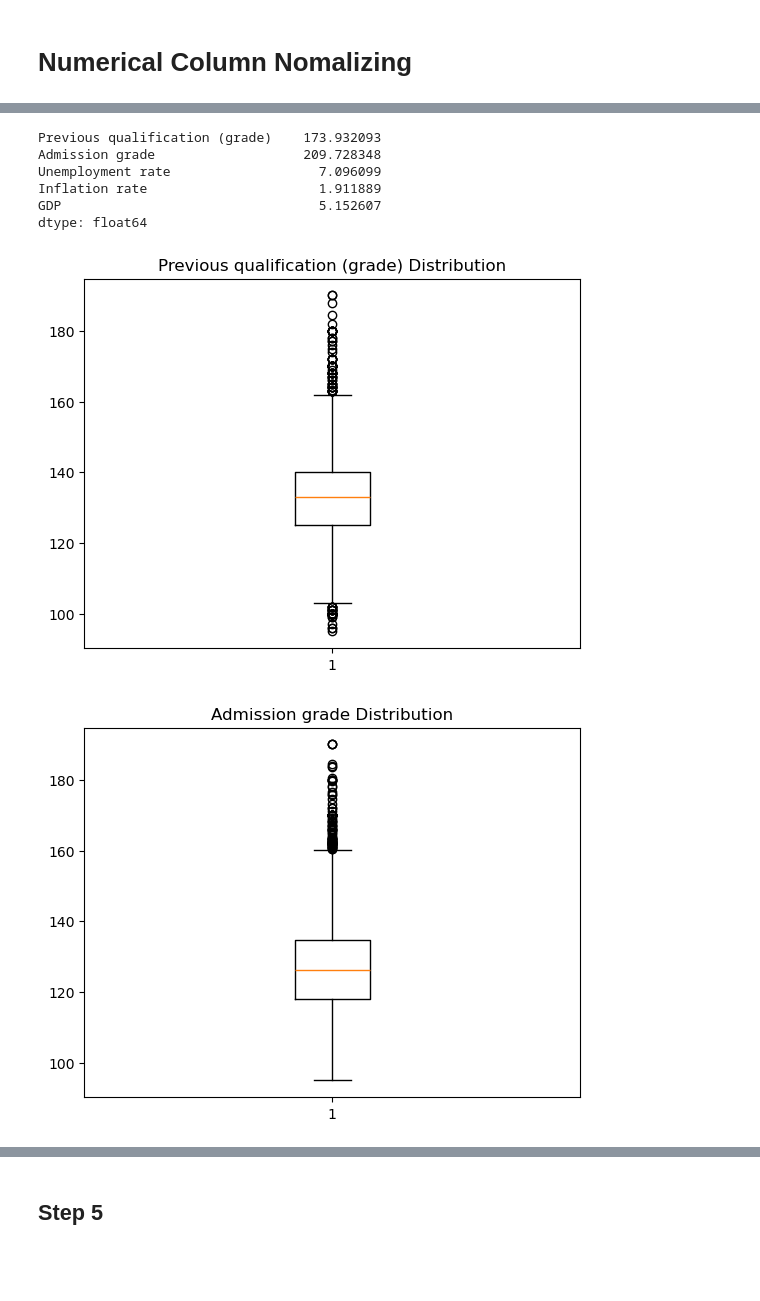
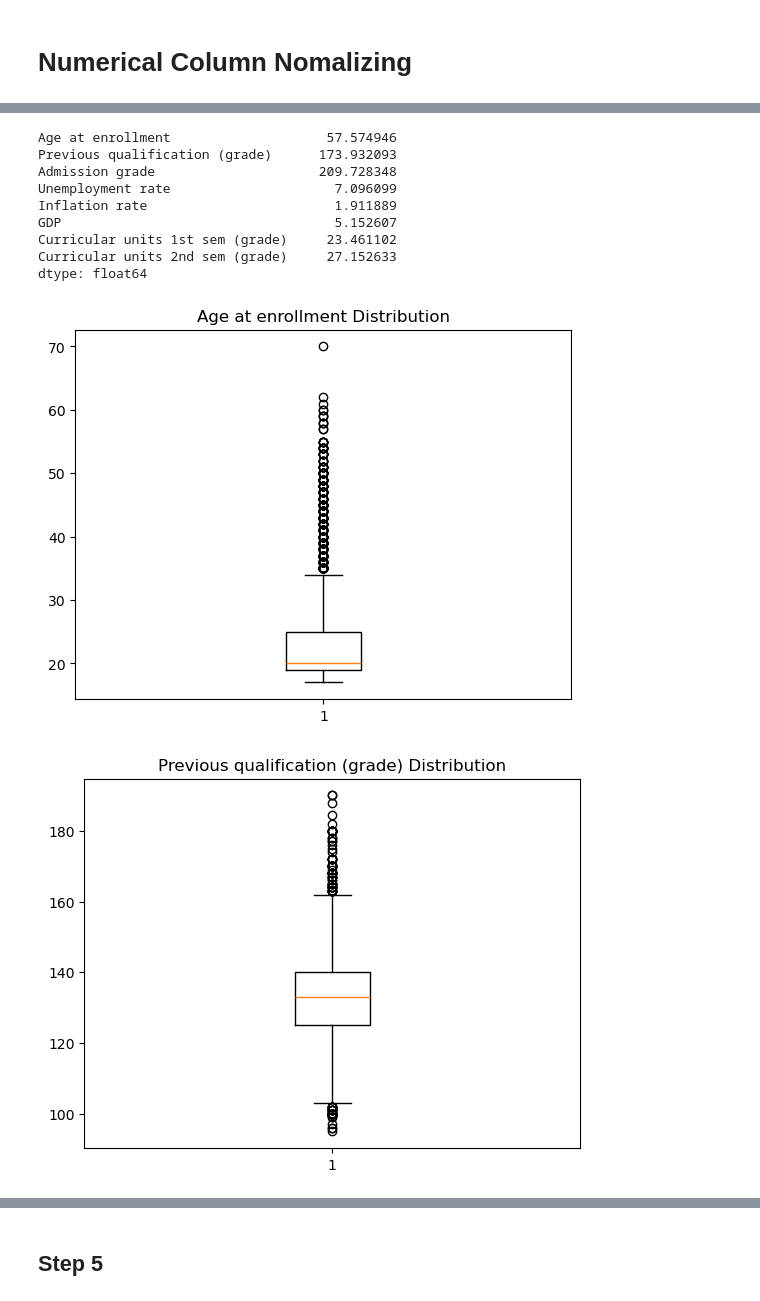
Before and after one commit to ChidiUmeh/3signet-Projects, a Jupyter notebook: week 1 task/dropoutprediction.ipynb, the cells around one changed output, grey strips where cells are left out. Drawn from its saved outputs; the diff is of its cells as text; code cells hidden in the pictures; blank space fills up the shorter version.

```diff
--- a/week 1 task/dropoutprediction.ipynb
+++ b/week 1 task/dropoutprediction.ipynb
@@ -210,6 +204,7 @@ school.select_dtypes(include=['object']).describe()
 # Numerical Column Nomalizing
 # %%
 #Checking the variance of the numeric variables
-numeric_values = school[['Previous qualification (grade)','Admission grade', 'Unemployment rate','Inflation rate','GDP']]
+num = ['Age at enrollment','Previous qualification (grade)','Admission grade', 'Unemployment rate','Inflation rate','GDP','Curricular units 1st sem (grade)','Curricular units 2nd sem (grade)']
+numeric_values = school[num]
 numeric_values.var()
 # %% [output]
@@ -222,18 +220,21 @@ dtype: float64
 # %%
 numeric_values.var()
 # %% [output]
-Previous qualification (grade)    173.932093
-Admission grade                   209.728348
-Unemployment rate                   7.096099
-Inflation rate                      1.911889
-GDP                                 5.152607
+Age at enrollment                    57.574946
+Previous qualification (grade)      173.932093
+Admission grade                     209.728348
+Unemployment rate                     7.096099
+Inflation rate                        1.911889
+GDP                                   5.152607
+Curricular units 1st sem (grade)     23.461102
+Curricular units 2nd sem (grade)     27.152633
 dtype: float64
 # %%
 # Checking the distribution of the numeric variables
-for numeric in numeric_values:
+for numeric in num:
     plt.boxplot(school[f'{numeric}'])
     plt.title(f'{numeric} Distribution')
     plt.show()
 # %% [output]
-[figure, old version]
+[figure, new version]
-[figure, old version]
+[figure, new version]
```
Also changed, not shown: parts of 17 cells of this notebook, 1 other file.
